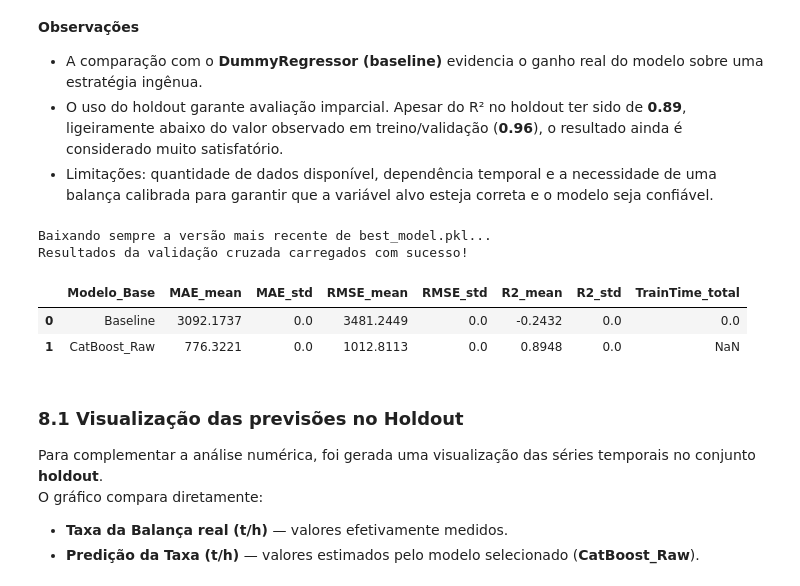
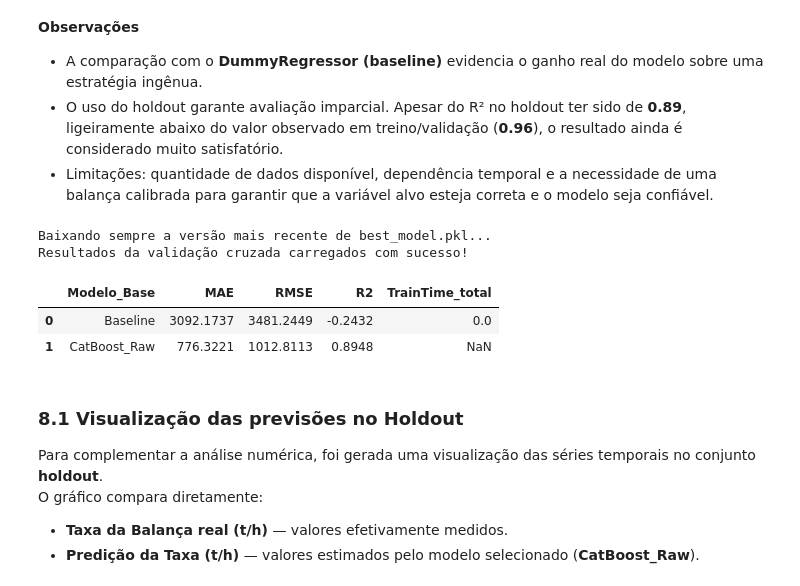
Before and after one commit to thaygorh/predicao-de-taxa, a Jupyter notebook: predicao_fluxo_motor_vfinal.ipynb, the cells around one changed output. Saved outputs shown, nothing was run; the diff lists cells and outputs as text; code cells hidden in the pictures.

```diff
--- a/predicao_fluxo_motor_vfinal.ipynb
+++ b/predicao_fluxo_motor_vfinal.ipynb
@@ -673,23 +673,15 @@ if force_retrain:
         df_results
         .groupby("Modelo_Base")
         .agg({
-            "MAE": ["mean", "std"],
-            "RMSE": ["mean", "std"],
-            "R2": ["mean", "std"],
+            "MAE": "mean",
+            "RMSE": "mean",
+            "R2": "mean",
             "TrainTime_s": "sum"
         })
         .reset_index()
     )
 
-    df_cv_mean.columns = [
-        'Modelo_Base',
-        'MAE_mean', 'MAE_std',
-        'RMSE_mean', 'RMSE_std',
-        'R2_mean', 'R2_std',
-        'TrainTime_total'
-    ]
-
-    df_cv_mean = df_cv_mean.sort_values(by="R2_mean", ascending=False)
+    df_cv_mean = df_cv_mean.sort_values(by="R2", ascending=False)
     best_model = df_cv_mean.iloc[0]
 
     joblib.dump((df_cv_mean, best_model), model_path)
@@ -711,49 +703,43 @@ steps = [('prep', prep)] + pipe.steps
 pipe = Pipeline(steps)
 
 # Treinar com todo treino+validação
 gs_cv = GridSearchCV(pipe, grid, scoring='r2', cv=3, n_jobs=-1, verbose=0)
 gs_cv.fit(X_cv, y_cv)
 gs = gs_cv.best_estimator_
 
 # Avaliação no Holdout
 y_pred_holdout = gs.predict(X_holdout)
 rec_best = eval_reg(y_holdout, y_pred_holdout, label=f"{best_model_name}_Holdout")
 
 # Baseline no Holdout
 y_pred_baseline = np.full_like(y_holdout.values, y_cv.mean(), dtype=float)
 rec_base = eval_reg(y_holdout, y_pred_baseline, label="Baseline_Holdout")
 
-# DataFrame
+# DataFrame simplificado (sem std)
 df_holdout = pd.DataFrame([
     {
         "Modelo_Base": "Baseline",
-        "MAE_mean": rec_base["MAE"],
-        "MAE_std": 0.0,
-        "RMSE_mean": rec_base["RMSE"],
-        "RMSE_std": 0.0,
-        "R2_mean": rec_base["R2"],
-        "R2_std": 0.0,
+        "MAE": rec_base["MAE"],
+        "RMSE": rec_base["RMSE"],
+        "R2": rec_base["R2"],
         "TrainTime_total": 0.0
     },
     {
         "Modelo_Base": best_model_name,
-        "MAE_mean": rec_best["MAE"],
-        "MAE_std": 0.0,
-        "RMSE_mean": rec_best["RMSE"],
-        "RMSE_std": 0.0,
-        "R2_mean": rec_best["R2"],
-        "R2_std": 0.0,
+        "MAE": rec_best["MAE"],
+        "RMSE": rec_best["RMSE"],
+        "R2": rec_best["R2"],
         "TrainTime_total": np.nan
     }
 ]).round(4)
 
 display(df_holdout)
 # %% [output]
 Baixando sempre a versão mais recente de best_model.pkl...
 Resultados da validação cruzada carregados com sucesso!
-|  | Modelo_Base | MAE_mean | MAE_std | RMSE_mean | RMSE_std | R2_mean | R2_std | TrainTime_total |
-| 0 | Baseline | 3092.1737 | 0.0 | 3481.2449 | 0.0 | -0.2432 | 0.0 | 0.0 |
-| 1 | CatBoost_Raw | 776.3221 | 0.0 | 1012.8113 | 0.0 | 0.8948 | 0.0 | NaN |
+|  | Modelo_Base | MAE | RMSE | R2 | TrainTime_total |
+| 0 | Baseline | 3092.1737 | 3481.2449 | -0.2432 | 0.0 |
+| 1 | CatBoost_Raw | 776.3221 | 1012.8113 | 0.8948 | NaN |
 # %% [markdown]
 ### 8.1 Visualização das previsões no Holdout
 
```
